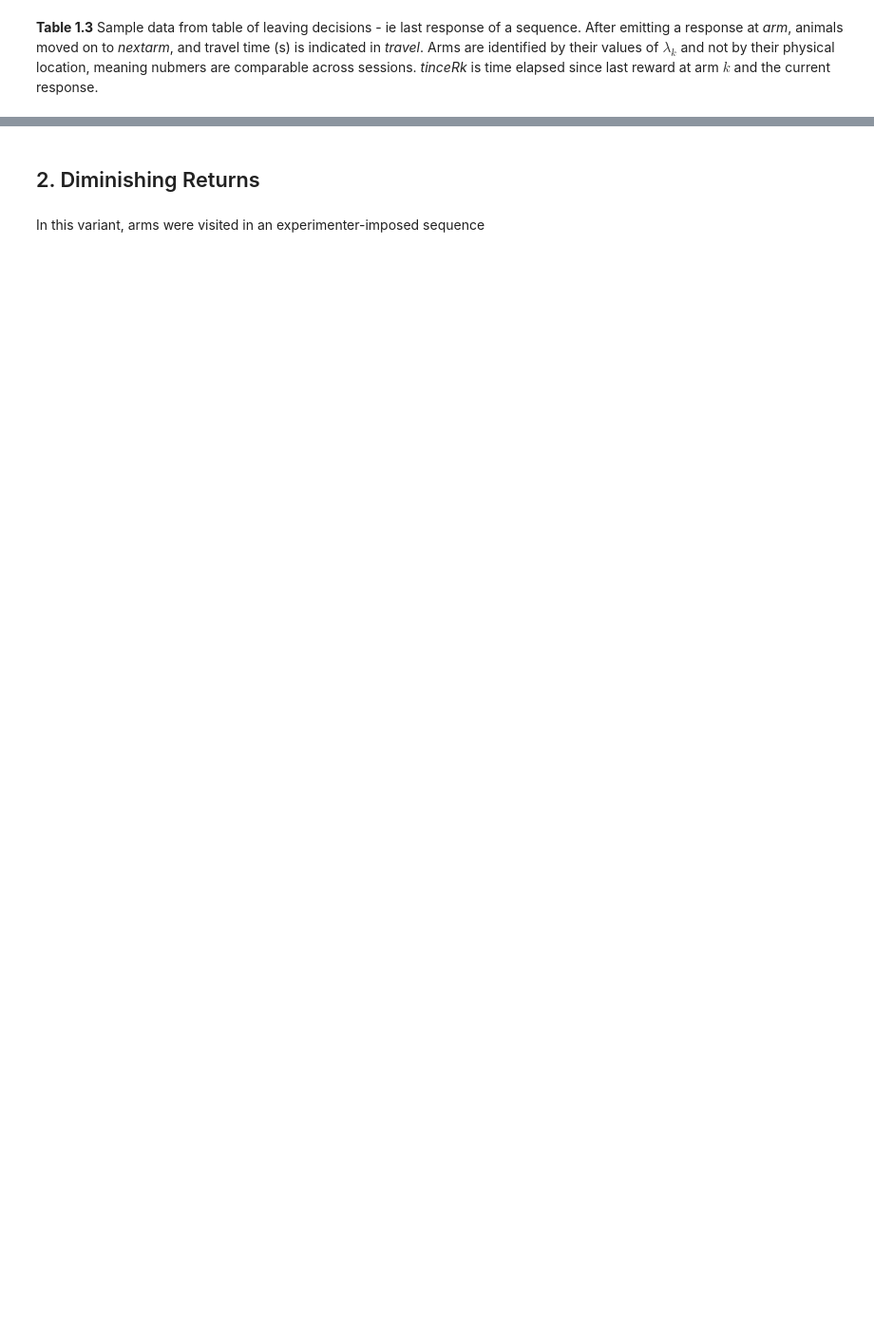
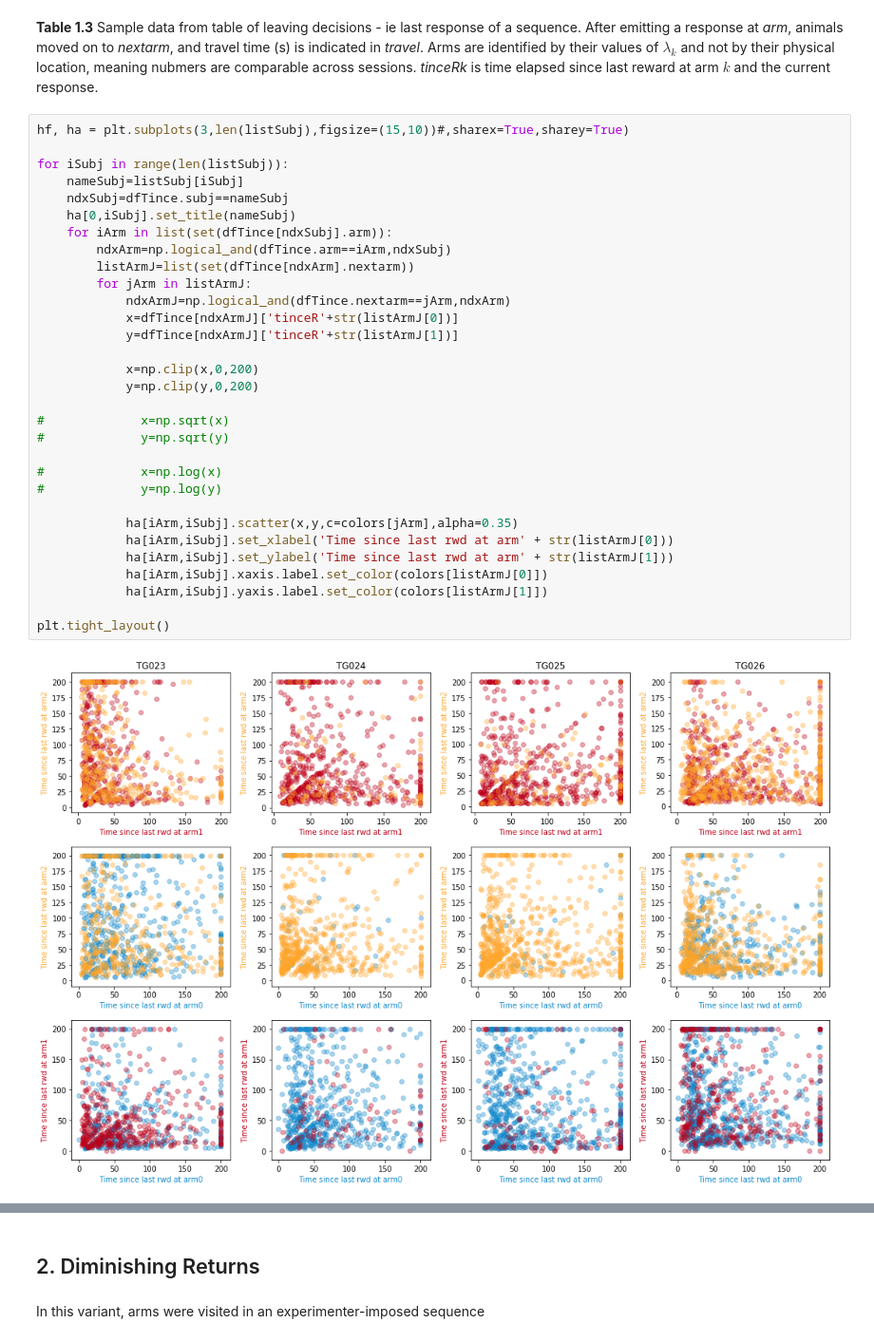
Before and after one commit to tsgouvea/3AF_report, a Jupyter notebook: 3AF_report.ipynb, the cells around one changed output, grey strips where cells are left out. Shown at 95% size. Drawn from its saved outputs; the diff is of its cells as text; blank space fills up the shorter version.

Commit message:
added tinceR plots

```diff
--- a/3AF_report.ipynb
+++ b/3AF_report.ipynb
@@ -232,2 +232,35 @@ dfTince.sample(5).sort_index().iloc[:,[0,1,2,3,7,4,5,6]]
 # %% [markdown]
 **Table 1.3** Sample data from table of leaving decisions - ie last response of a sequence. After emitting a response at *arm*, animals moved on to *nextarm*, and travel time (s) is indicated in *travel*. Arms are identified by their values of $\lambda_k$ and not by their physical location, meaning nubmers are comparable across sessions. *tinceRk* is time elapsed since last reward at arm $k$ and the current response.
+# %%
+hf, ha = plt.subplots(3,len(listSubj),figsize=(15,10))#,sharex=True,sharey=True)
+
+for iSubj in range(len(listSubj)):
+    nameSubj=listSubj[iSubj]
+    ndxSubj=dfTince.subj==nameSubj
+    ha[0,iSubj].set_title(nameSubj)
+    for iArm in list(set(dfTince[ndxSubj].arm)):
+        ndxArm=np.logical_and(dfTince.arm==iArm,ndxSubj)
+        listArmJ=list(set(dfTince[ndxArm].nextarm))
+        for jArm in listArmJ:
+            ndxArmJ=np.logical_and(dfTince.nextarm==jArm,ndxArm)
+            x=dfTince[ndxArmJ]['tinceR'+str(listArmJ[0])]
+            y=dfTince[ndxArmJ]['tinceR'+str(listArmJ[1])]
+
+            x=np.clip(x,0,200)
+            y=np.clip(y,0,200)
+
+#             x=np.sqrt(x)
+#             y=np.sqrt(y)
+
+#             x=np.log(x)
+#             y=np.log(y)
+
+            ha[iArm,iSubj].scatter(x,y,c=colors[jArm],alpha=0.35)
+            ha[iArm,iSubj].set_xlabel('Time since last rwd at arm' + str(listArmJ[0]))
+            ha[iArm,iSubj].set_ylabel('Time since last rwd at arm' + str(listArmJ[1]))
+            ha[iArm,iSubj].xaxis.label.set_color(colors[listArmJ[0]])
+            ha[iArm,iSubj].yaxis.label.set_color(colors[listArmJ[1]])
+
+plt.tight_layout()
+# %% [output]
+[figure, added]
```
Also changed, not shown: parts of 9 cells of this notebook.
